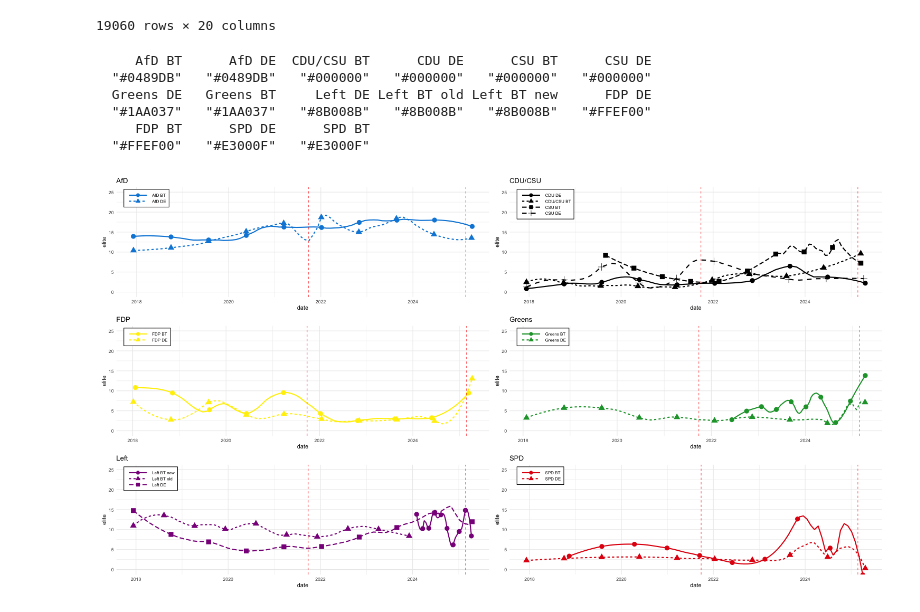
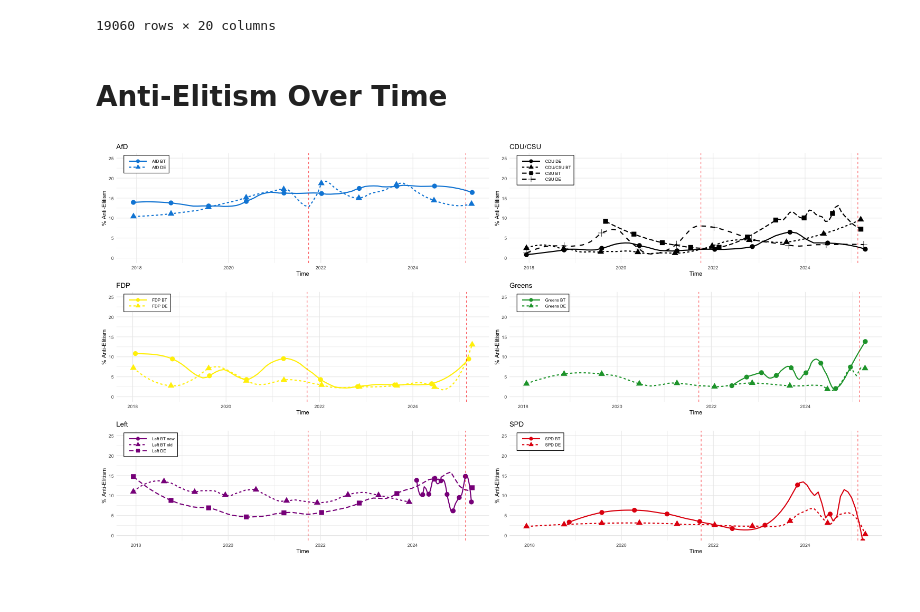
Before and after one commit to luerhard/anti-elitism-gets-views, a Jupyter notebook: pipeline/05-basic_descriptives.ipynb, the cells around one changed output. Drawn from its saved outputs; the diff is of its cells as text; code cells hidden in the pictures.

Commit message:
create elite/pplcentr over time plots

```diff
--- a/pipeline/05-basic_descriptives.ipynb
+++ b/pipeline/05-basic_descriptives.ipynb
@@ -268,18 +268,13 @@ df
 | 19058 | @spdbt | 4450 | 2025-04-29 16:22:23 | Viel erreicht – noch viel vor! 🚀 ... | SPD BT | ... |
 | 19059 | @spdbt | 4450 | 2025-04-29 16:22:23 | Viel erreicht – noch viel vor! 🚀 ... | SPD BT | ... |
 19060 rows × 20 columns
-# %%
-%%R
-cmap
-# %% [output]
-     AfD BT      AfD DE  CDU/CSU BT      CDU DE      CSU BT      CSU DE
-  "#0489DB"   "#0489DB"   "#000000"   "#000000"   "#000000"   "#000000"
-  Greens DE   Greens BT     Left DE Left BT old Left BT new      FDP DE
-  "#1AA037"   "#1AA037"   "#8B008B"   "#8B008B"   "#8B008B"   "#FFEF00"
-     FDP BT      SPD DE      SPD BT
-  "#FFEF00"   "#E3000F"   "#E3000F"
+# %% [markdown]
+# Anti-Elitism Over Time
 # %%
 %%R -i df -w 1500 -h 800
+
+PLOT_WIDTH <- 9
+PLOT_HEIGHT <- 6
 
 df_plot <- df |>
    mutate(
@@ -309,35 +304,38 @@ stat_smooth_func <- function(mapping = NULL, data = NULL, geom = "point",
         position = position, show.legend = NA, inherit.aes = TRUE,
         params = list(method = method, se = se, n = n, span = span, ...))
 }
 
 for(p in parties) {
   party_data <- df_plot %>% filter(party == p)
 
   plots[[p]] <- ggplot(party_data, aes(linetype = channel, x = date, y = elite)) +
     geom_smooth(formula = y ~ x, method = "loess", se = FALSE, span = 0.3, color = pmap[[p]]) +
     stat_smooth_func(aes(shape = channel), method = "loess", span = 0.3,
                  color = pmap[[p]], size = 4, n = 10, formula = y ~ x) +
     geom_vline(xintercept = election_dates, color = "red", linetype = "dashed", alpha = 0.7) +
     coord_cartesian(ylim = c(y_min, y_max)) +
-    labs(title = p) +
+    labs(title = p, y = "% Anti-Elitism", x = "Time") +
     theme_minimal() +
     theme(
       legend.position = c(0.02, 0.98),  # Top-left corner
       legend.justification = c(0, 1),
       legend.background = element_rect(fill = "white"),
       legend.title = element_blank(),
       legend.text = element_text(size = 8),
       legend.key.size = unit(0.4, "cm"),
       legend.key.width = unit(1.5, "cm")
     ) +
     guides(
         shape = guide_legend(override.aes = list(size = 3)),
     )
 }
 
 # Combine plots
-library(patchwork)
-combined_plot <- wrap_plots(plots, ncol = 2)
-combined_plot
+plot <- wrap_plots(plots, ncol = 2)
+
+path <- here("reports", "figures", "elite_over_time.svg")
+if (file.exists(path)) file.remove(path)
+ggsave(path, plot, width = PLOT_WIDTH, height = PLOT_HEIGHT)
+plot
 # %% [output]
-[figure, old version]
+[figure, new version]
```
Also changed, not shown: parts of 3 cells of this notebook, 3 other files.
